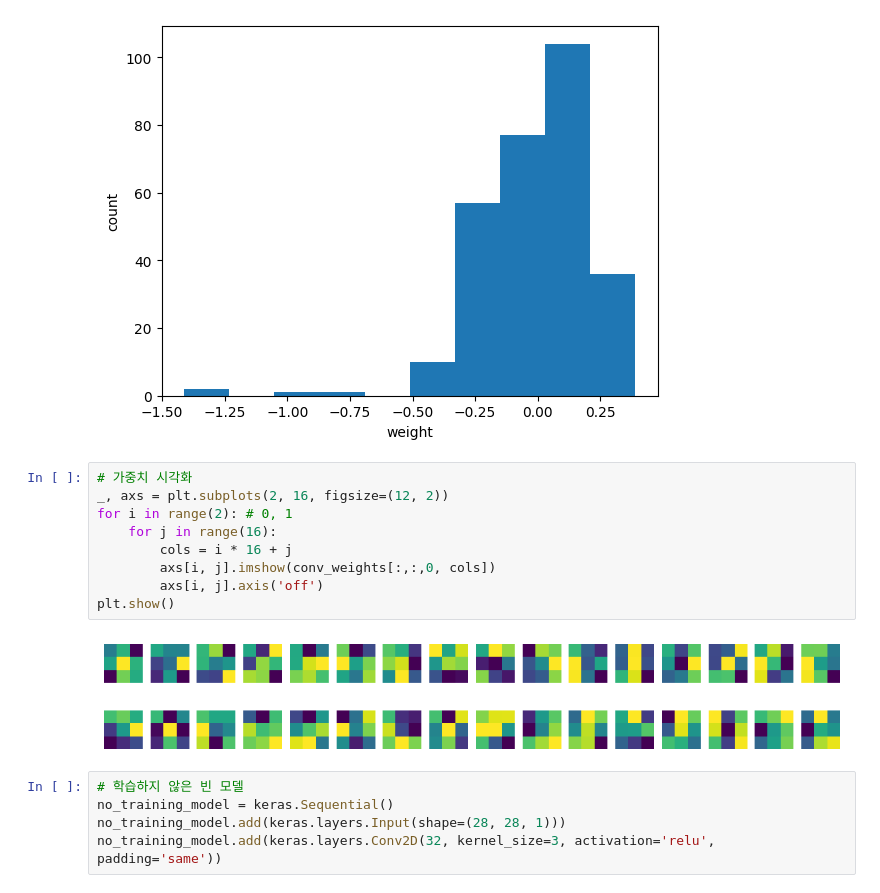
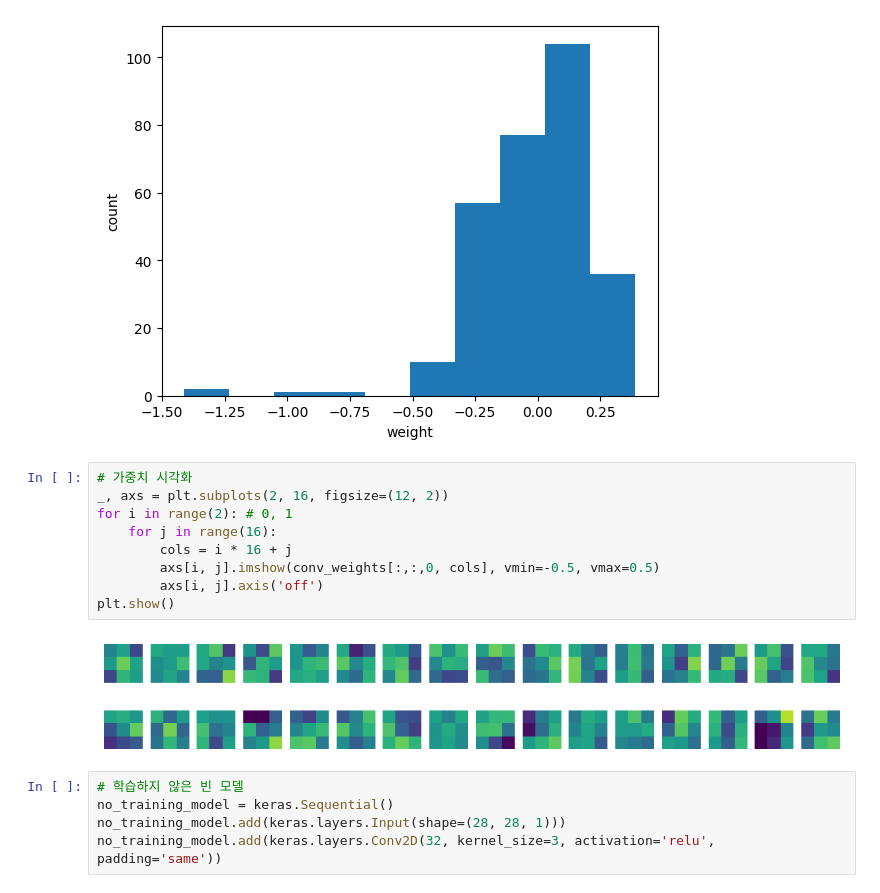
Before and after one commit to yonggyo1125/ai_class_source, a Jupyter notebook: 09 핀테크 머신러닝과 딥러닝 이해/source/day12/ex01.ipynb, the cells around one changed output. Cells and saved outputs as stored; diff of their text form.

```diff
--- a/09 핀테크 머신러닝과 딥러닝 이해/source/day12/ex01.ipynb
+++ b/09 핀테크 머신러닝과 딥러닝 이해/source/day12/ex01.ipynb
@@ -38,14 +38,14 @@ plt.show()
 # %%
 # 가중치 시각화
 _, axs = plt.subplots(2, 16, figsize=(12, 2))
 for i in range(2): # 0, 1
     for j in range(16):
         cols = i * 16 + j
-        axs[i, j].imshow(conv_weights[:,:,0, cols])
+        axs[i, j].imshow(conv_weights[:,:,0, cols], vmin=-0.5, vmax=0.5)
         axs[i, j].axis('off')
 plt.show()
 # %% [output]
-[figure, old version]
+[figure, new version]
 # %%
 # 학습하지 않은 빈 모델
 no_training_model = keras.Sequential()
```
Also changed, not shown: parts of 8 cells of this notebook.
